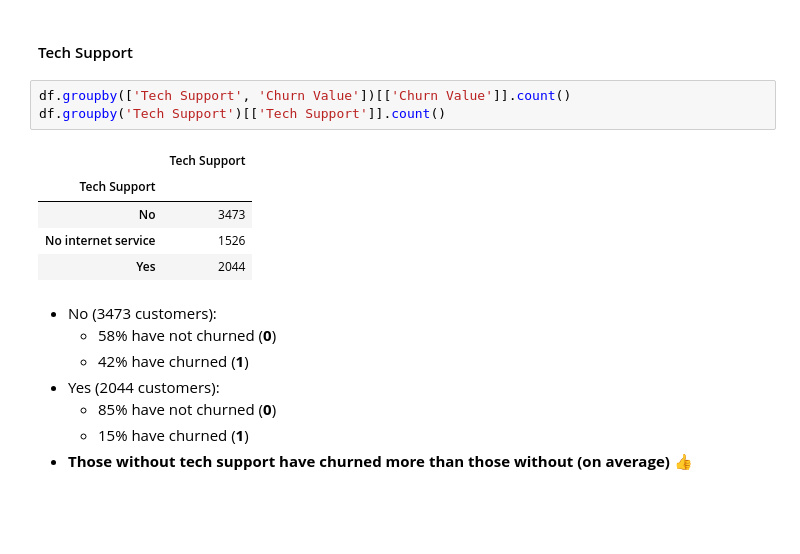
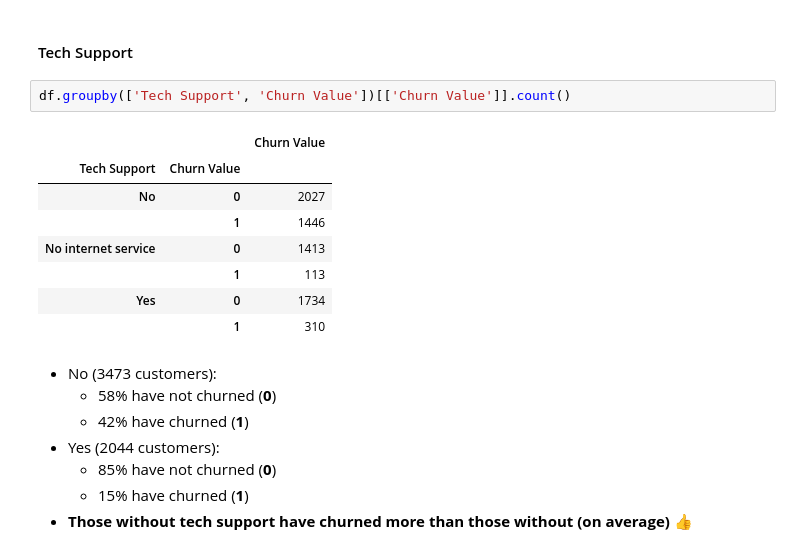
Before and after one commit to rahulshaju2981/Swan_Consulting, a Jupyter notebook: Saka/EDA.ipynb, the cells around one changed output. Drawn from its saved outputs; the diff is of its cells as text; blank space fills up the shorter version.

```diff
--- a/Saka/EDA.ipynb
+++ b/Saka/EDA.ipynb
@@ -471,13 +474,15 @@ df.groupby(['Device Protection', 'Churn Value'])[['Churn Value']].count()
 #### Tech Support
 # %%
 df.groupby(['Tech Support', 'Churn Value'])[['Churn Value']].count()
-df.groupby('Tech Support')[['Tech Support']].count()
 # %% [output]
-|  | Tech Support |
-| Tech Support |  |
-| No | 3473 |
-| No internet service | 1526 |
-| Yes | 2044 |
+|  |  | Churn Value |
+| Tech Support | Churn Value |  |
+| No | 0 | 2027 |
+|  | 1 | 1446 |
+| No internet service | 0 | 1413 |
+|  | 1 | 113 |
+| Yes | 0 | 1734 |
+|  | 1 | 310 |
 # %% [markdown]
 * No (3473 customers):
     * 58% have not churned (**0**)
```
Also changed, not shown: parts of 2 cells of this notebook.
